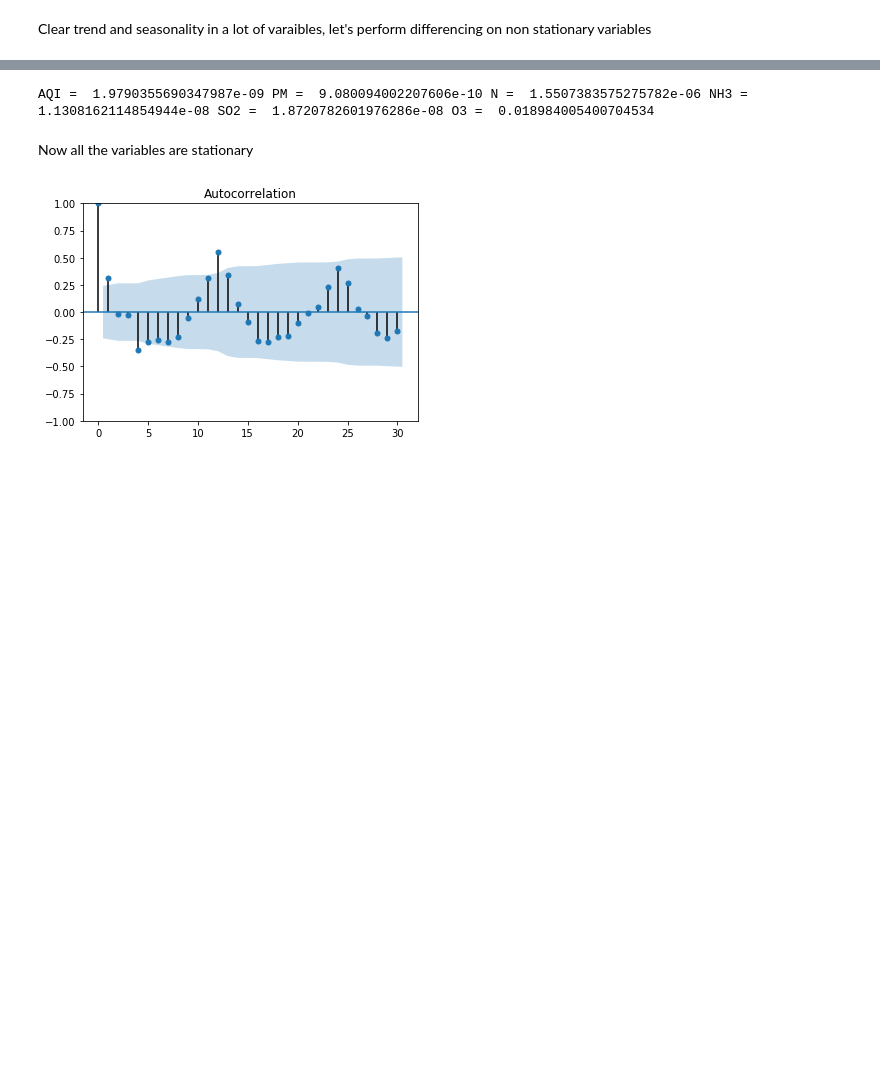
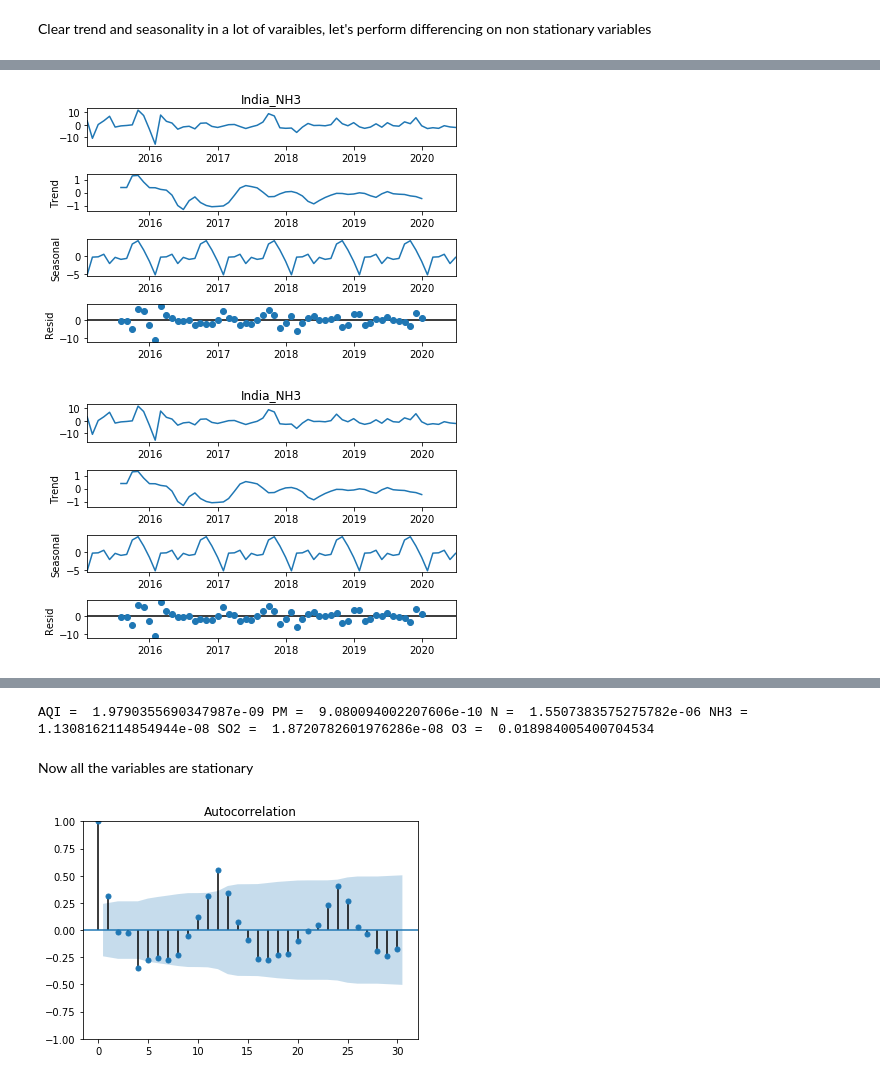
Before and after one commit to Anagha-hm/Air-quality-data-analysis-DA, a Jupyter notebook: SARIMA_Model.ipynb, the cells around one changed output, grey strips where cells are left out. Saved outputs shown, nothing was run; the diff lists cells and outputs as text; code cells hidden in the pictures; blank space fills up the shorter version.

```diff
--- a/SARIMA_Model.ipynb
+++ b/SARIMA_Model.ipynb
@@ -100,7 +104,10 @@ diff_city_PM.dropna(inplace = True)
 # %%
 diff_city_NH3 = cities['India_NH3'].diff(periods = 1)
 diff_city_NH3.dropna(inplace = True)
-#sm.tsa.seasonal_decompose(diff_city_NH3, model = 'additive').plot()
+sm.tsa.seasonal_decompose(diff_city_NH3, model = 'additive').plot()
+# %% [output]
+[figure, added]
+[figure, added]
 # %%
 diff_city_SO2 = cities['India_SO2'].diff(periods = 1)
 diff_city_SO2.dropna(inplace = True)
```
Also changed, not shown: parts of 9 cells of this notebook.
